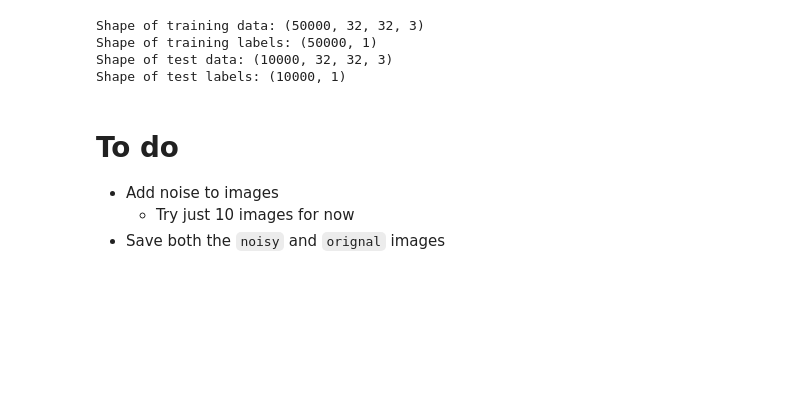
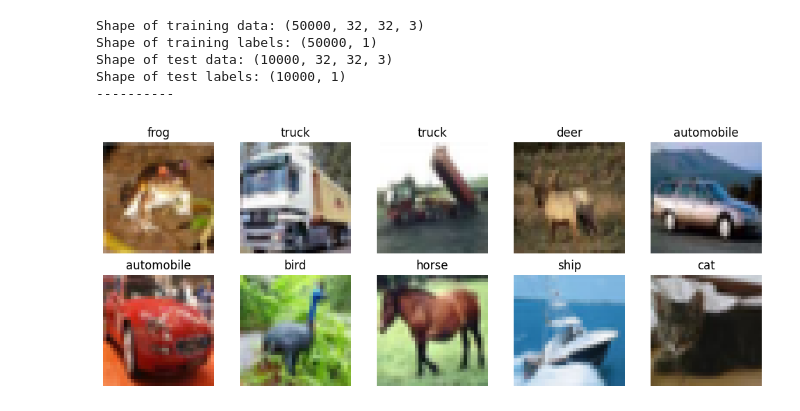
Before and after one commit to Digital1O1/MachineVisionProjects, a Jupyter notebook: PersonalProjects/NoiseReducationWithAutoEncoders/main.ipynb, the cells around one changed output. Cells and saved outputs as stored; diff of their text form; code cells hidden in the pictures; blank space fills up the shorter version.

```diff
--- a/PersonalProjects/NoiseReducationWithAutoEncoders/main.ipynb
+++ b/PersonalProjects/NoiseReducationWithAutoEncoders/main.ipynb
@@ -11,18 +10,53 @@ To enable the following instructions: AVX2 FMA, in other operations, rebuild Ten
 # %%
+# Read in the data
+(x_train, y_train), (x_test, y_test) = tf.keras.datasets.cifar10.load_data()
 
-(x_train, y_train), (x_test, y_test) = tf.keras.datasets.cifar10.load_data()
+# Normalize the training data
+
+x_train = x_train.astype('float32') / 255.0
+x_test  = x_test.astype('float32') / 255.0
 
 print("Shape of training data:", x_train.shape)
 print("Shape of training labels:", y_train.shape)
 print("Shape of test data:", x_test.shape)
 print("Shape of test labels:", y_test.shape)
+print("----------")
+
+# sizeOfXtrain = x_train.shape[0]
+#print("Number of samples in dataset : ",sizeOfXtrain)
+
+# Establish the parameters to be used in this model
+
+params = {
+    'filters_layer1': 32,
+    'filters_layer2': 64,
+    'filters_layer3': 128,
+    'kernel_size': 3,
+    'epochs': 100,
+    'batch_size': 128,
+     'blur_kernel': [5, 5]
+}
+
+
+
+# Class names for labels (optional)
+class_names = ['airplane', 'automobile', 'bird', 'cat', 'deer',
+               'dog', 'frog', 'horse', 'ship', 'truck']
+
+# Plot first 10 images without blur
+plt.figure(figsize=(10, 4))
+for i in range(10):
+    plt.subplot(2, 5, i + 1)
+    plt.imshow(x_train[i])
+    plt.title(class_names[y_train[i][0]])
+    plt.axis('off')
+
+plt.tight_layout()
+plt.show()
 # %% [output]
 Shape of training data: (50000, 32, 32, 3)
 Shape of training labels: (50000, 1)
 Shape of test data: (10000, 32, 32, 3)
 Shape of test labels: (10000, 1)
+----------
+[figure, added]
-# %% [markdown]
-# To do
-- Add noise to images
-  - Try just 10 images for now
-- Save both the `noisy` and `orignal` images
```
Also changed, not shown: parts of 14 cells of this notebook, 5 other files.
